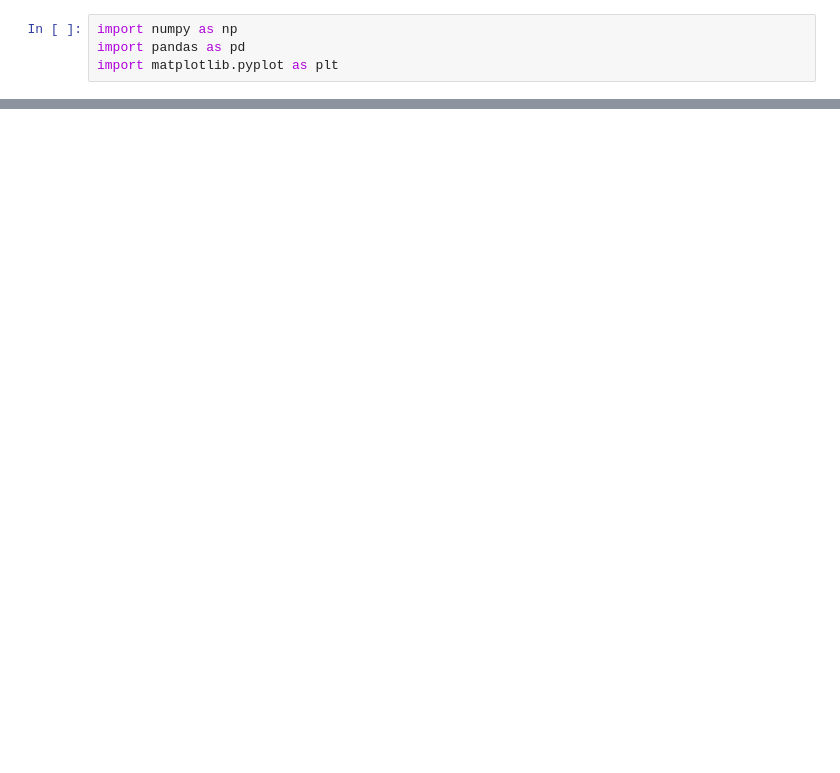
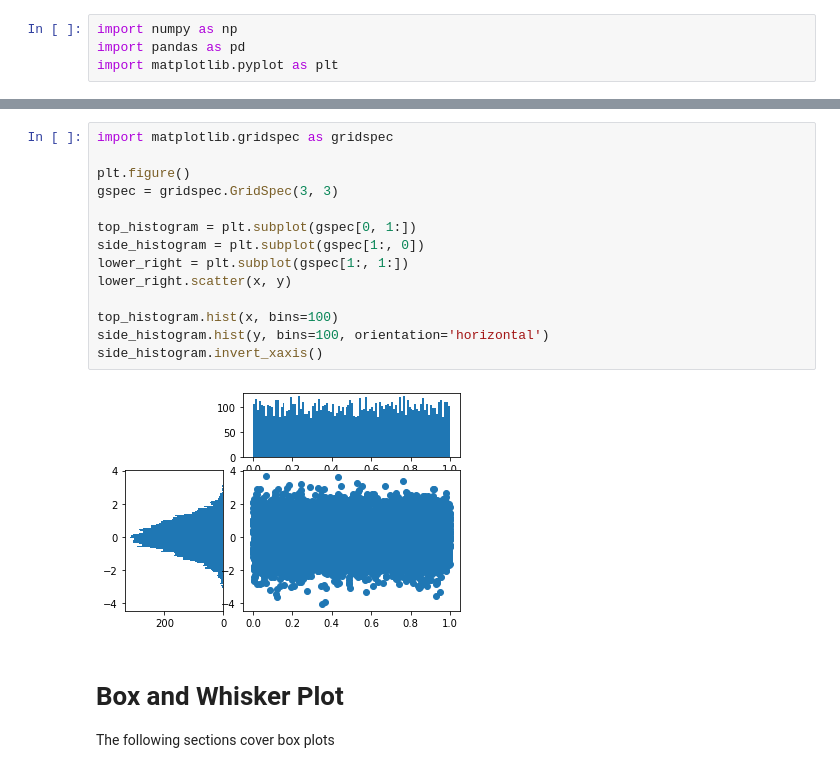
Before and after one commit to prasadprabhu333/coursera-applied-ds, a Jupyter notebook: plotting-charting/week3-class-examples.ipynb, the cells around one changed output, grey strips where cells are left out. Saved outputs shown, nothing was run; the diff lists cells and outputs as text; blank space fills up the shorter version.

```diff
--- a/plotting-charting/week3-class-examples.ipynb
+++ b/plotting-charting/week3-class-examples.ipynb
@@ -26,0 +63,19 @@ for n in range(0, len(axs)):
+# %%
+import matplotlib.gridspec as gridspec
+
+plt.figure()
+gspec = gridspec.GridSpec(3, 3)
+
+top_histogram = plt.subplot(gspec[0, 1:])
+side_histogram = plt.subplot(gspec[1:, 0])
+lower_right = plt.subplot(gspec[1:, 1:])
+lower_right.scatter(x, y)
+
+top_histogram.hist(x, bins=100)
+side_histogram.hist(y, bins=100, orientation='horizontal')
+side_histogram.invert_xaxis()
+# %% [output]
+[figure, added]
+# %% [markdown]
+# Box and Whisker Plot
+The following sections cover box plots
```
Also changed, not shown: parts of 24 cells of this notebook, 1 other file.
